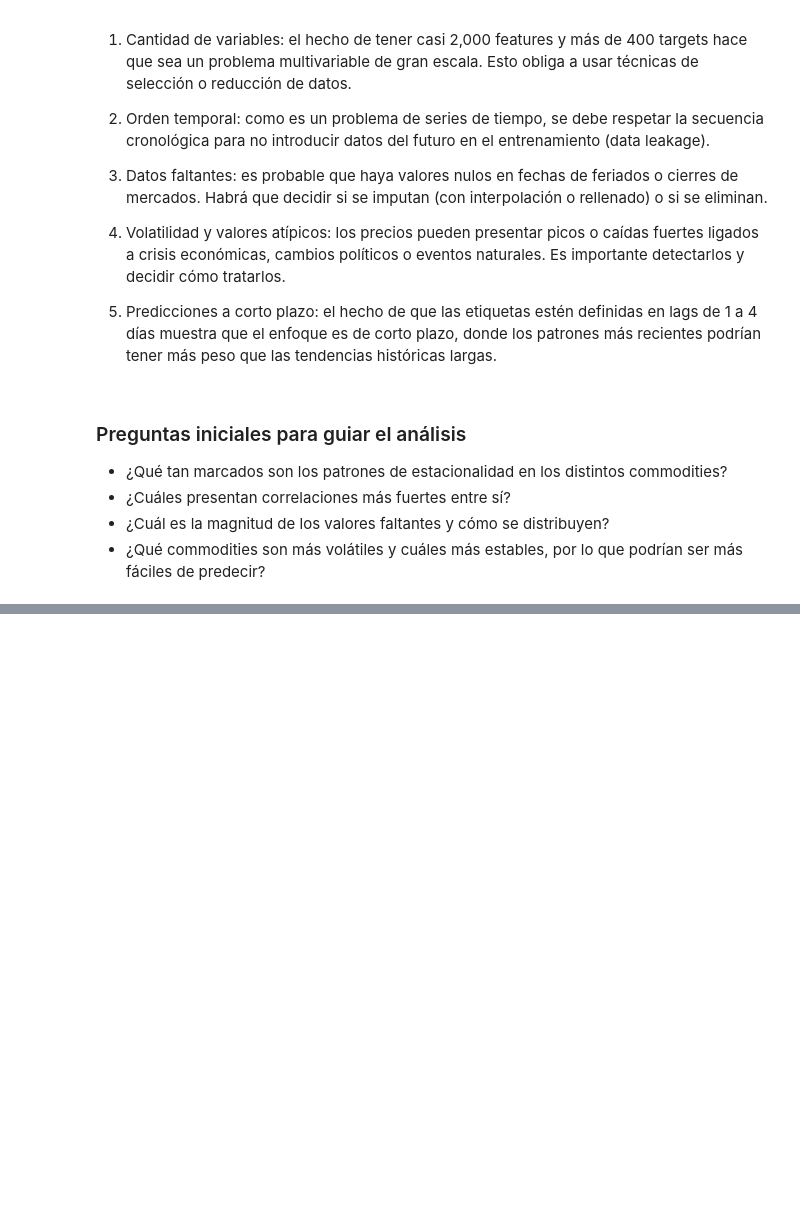
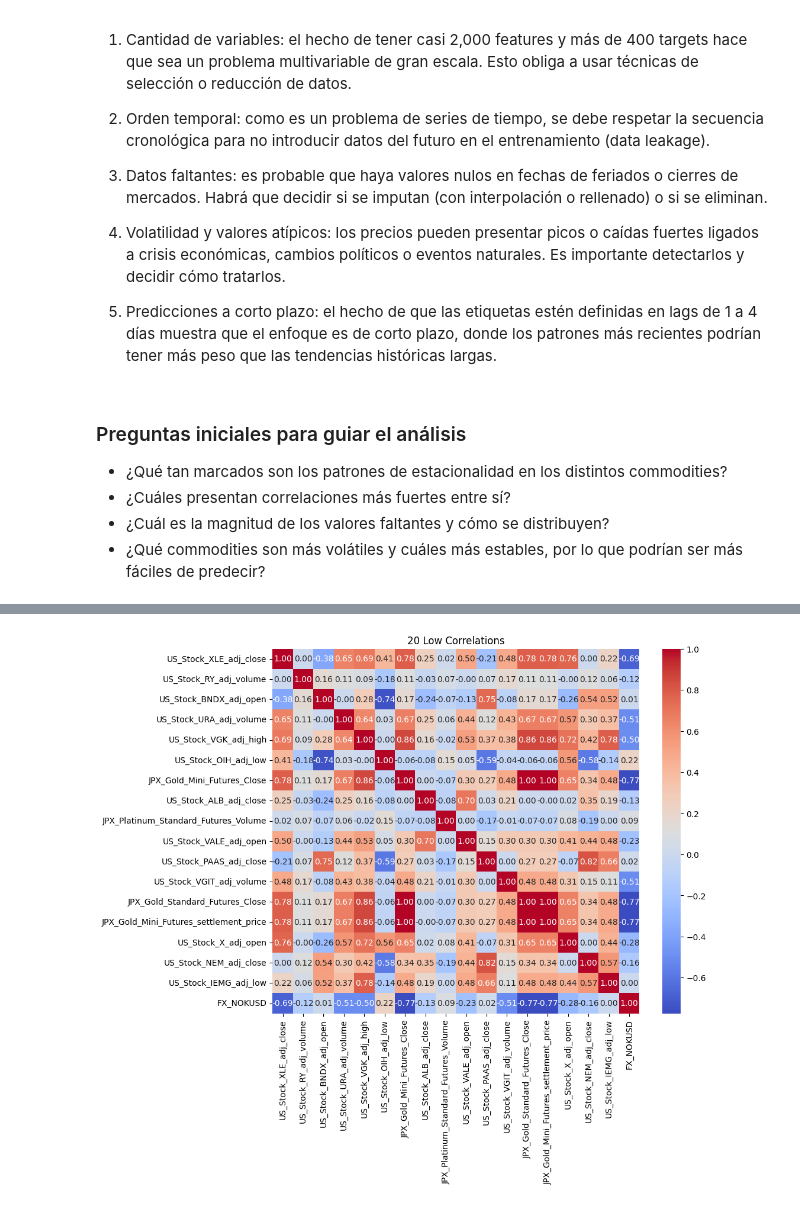
Before and after one commit to BrandonReyes0609/Proyecto_2_DS, a Jupyter notebook: Proyecto2_DS.ipynb, the cells around one changed output, grey strips where cells are left out. Cells and saved outputs as stored; diff of their text form; code cells hidden in the pictures; blank space fills up the shorter version.

```diff
--- a/Proyecto2_DS.ipynb
+++ b/Proyecto2_DS.ipynb
@@ -89,0 +282,6 @@ El reto se centra en predecir cómo se comportarán los precios y retornos de di
+# %%
+
+# Low correlation heatmap
+plot_heatmap(low_corr, "20 Low Correlations")
+# %% [output]
+[figure, added]
```
Also changed, not shown: parts of 25 cells of this notebook, 2 other files.
